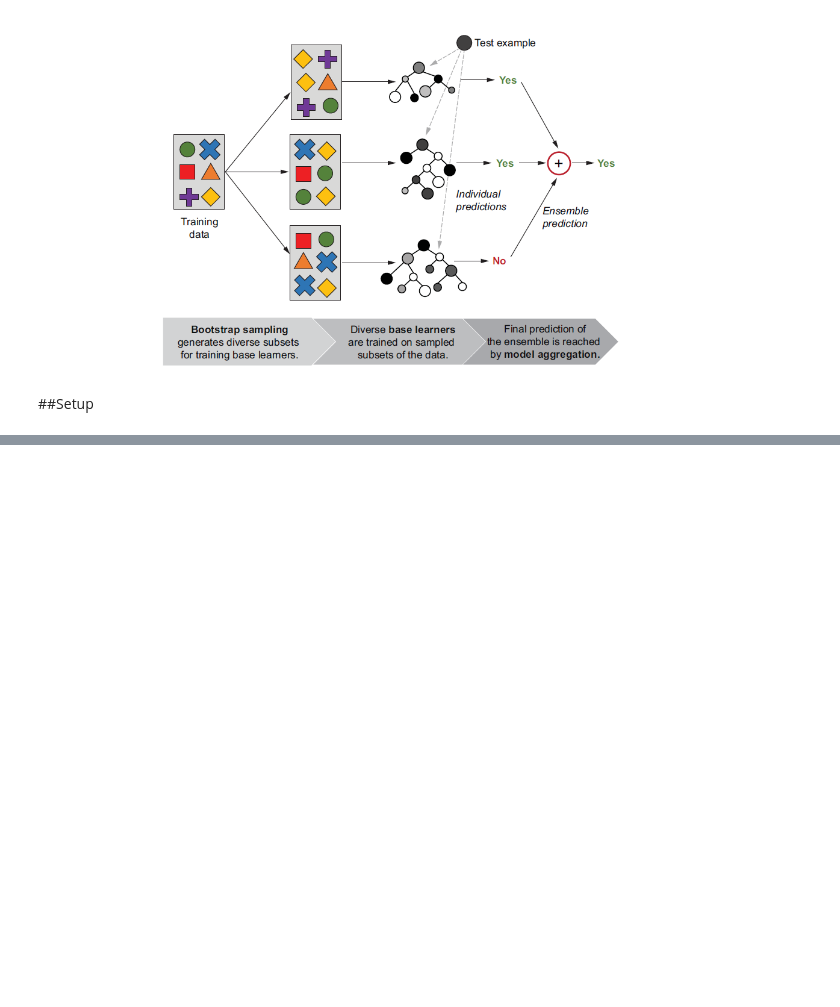
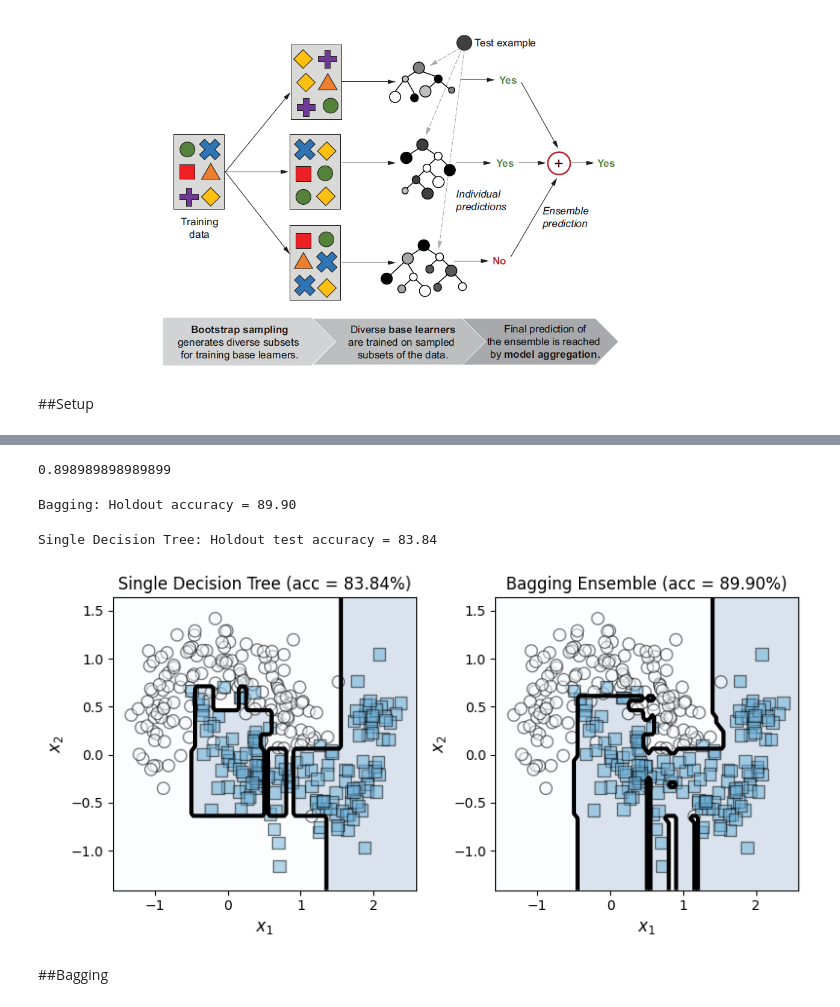
Before and after one commit to rahiakela/machine-learning-research-and-practice, a Jupyter notebook: ensemble-methods-for-machine-learning/02-homogeneous-parallel-ensembles/01_bagging_bootstrap_aggregating.ipynb, the cells around one changed output, grey strips where cells are left out. Cells and saved outputs as stored; diff of their text form; code cells hidden in the pictures; blank space fills up the shorter version.

```diff
--- a/ensemble-methods-for-machine-learning/02-homogeneous-parallel-ensembles/01_bagging_bootstrap_aggregating.ipynb
+++ b/ensemble-methods-for-machine-learning/02-homogeneous-parallel-ensembles/01_bagging_bootstrap_aggregating.ipynb
@@ -57,0 +64,50 @@ data set. Bagging consists of two steps:
+# %%
+def bagging_predict(X, estimators):
+  all_predictions = np.array([tree.predict(X) for tree in estimators])
+  # Makes the final predictions by majority voting
+  y_pred, _ = mode(all_predictions, axis=0, keepdims=False)
+  return np.squeeze(y_pred)
+# %%
+# let's test our implementation on 2D data and visualize the results
+random_state = np.random.RandomState(seed=4190)
+
+X, y = make_moons(n_samples=300, noise=.25, random_state=random_state)
+x_train, x_test, y_train, y_test = train_test_split(X, y, test_size=0.33, random_state=random_state)
+
+bagging_ensemble = bagging_fit(x_train, y_train, n_estimators=500, max_depth=12, max_samples=300)
+y_pred = bagging_predict(x_test, bagging_ensemble)
+print(accuracy_score(y_test, y_pred))
+# %% [output]
+0.898989898989899
+# %%
+ensemble_accuracy = accuracy_score(y_test, y_pred)
+print(f"Bagging: Holdout accuracy = {ensemble_accuracy * 100:4.2f}")
+# %% [output]
+Bagging: Holdout accuracy = 89.90
+# %%
+single_tree = DecisionTreeClassifier(max_depth=12)
+y_pred_single = single_tree.fit(x_train, y_train).predict(x_test)
+
+single_tree_accuracy = accuracy_score(y_test, y_pred_single)
+print(f"Single Decision Tree: Holdout test accuracy = {single_tree_accuracy * 100:4.2f}")
+# %% [output]
+Single Decision Tree: Holdout test accuracy = 83.84
+# %%
+# let's visualize the difference between the bagging classifier and a single decision tree
+fig, ax = plt.subplots(nrows=1, ncols=2, figsize=(8, 4))
+
+title = 'Single Decision Tree (acc = {0:4.2f}%)'.format(single_tree_accuracy*100)
+plot_2d_classifier(ax[0], X, y, colormap='Blues', alpha=0.15, s=80,
+                   predict_function=single_tree.predict,
+                   xlabel='$x_1$', ylabel='$x_2$', title=title)
+
+title = 'Bagging Ensemble (acc = {0:4.2f}%)'.format(ensemble_accuracy*100)
+plot_2d_classifier(ax[1], X, y, colormap='Blues', alpha=0.15, s=80,
+                   predict_function=bagging_predict, predict_args=(bagging_ensemble),
+                   xlabel='$x_1$', ylabel='$x_2$', title=title)
+
+fig.tight_layout()
+# %% [output]
+[figure, added]
+# %% [markdown]
+##Bagging
```
Also changed, not shown: parts of 5 cells of this notebook.
